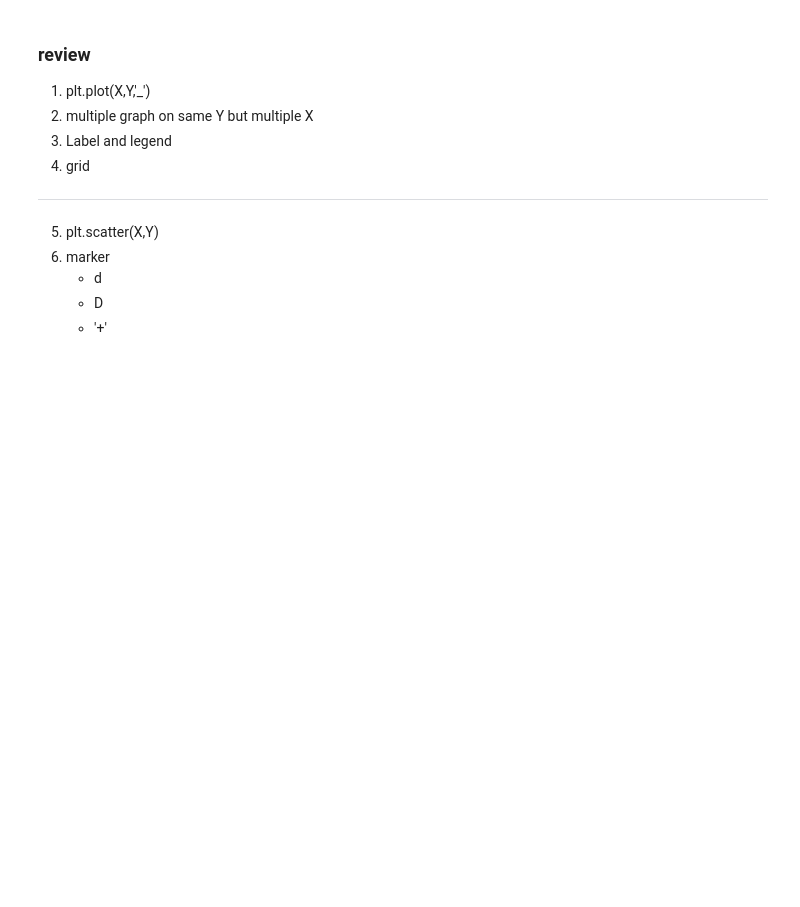
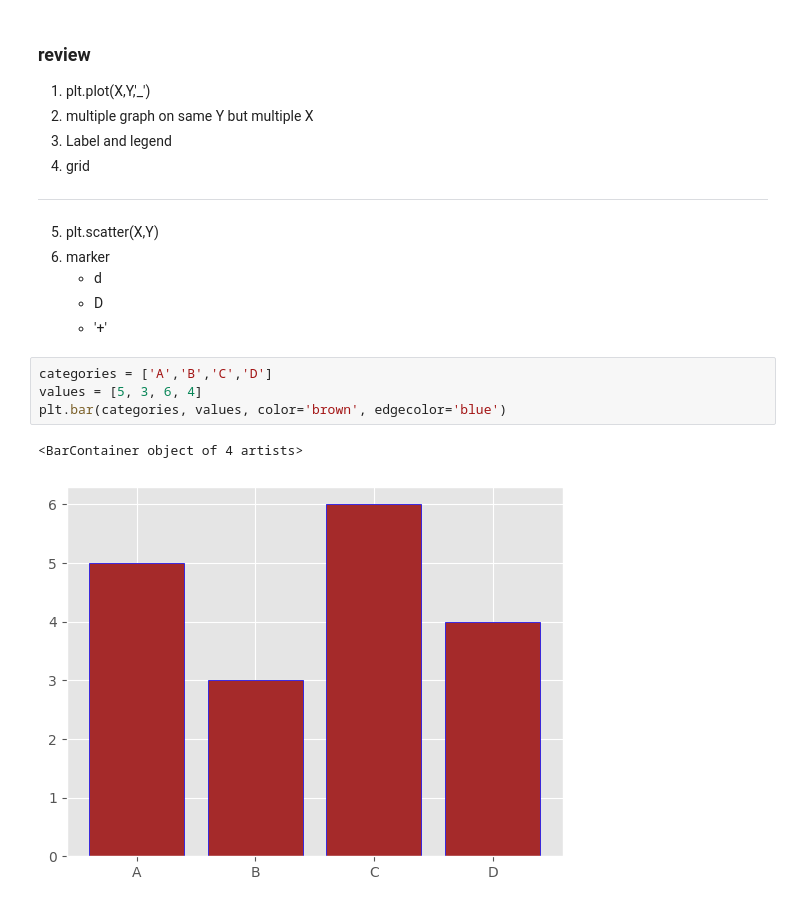
Before and after one commit to Shrikantlala24/Machine-learning, a Jupyter notebook: MatplotLib files/Plot.ipynb, the cells around one changed output. Cells and saved outputs as stored; diff of their text form; blank space fills up the shorter version.

```diff
--- a/MatplotLib files/Plot.ipynb
+++ b/MatplotLib files/Plot.ipynb
@@ -221,3 +221,10 @@ plt.scatter(x,y,marker='o',s=z)
     - d
     - D
     - '+'
+# %%
+categories = ['A','B','C','D']
+values = [5, 3, 6, 4]
+plt.bar(categories, values, color='brown', edgecolor='blue')
+# %% [output]
+<BarContainer object of 4 artists>
+[figure, added]
```
